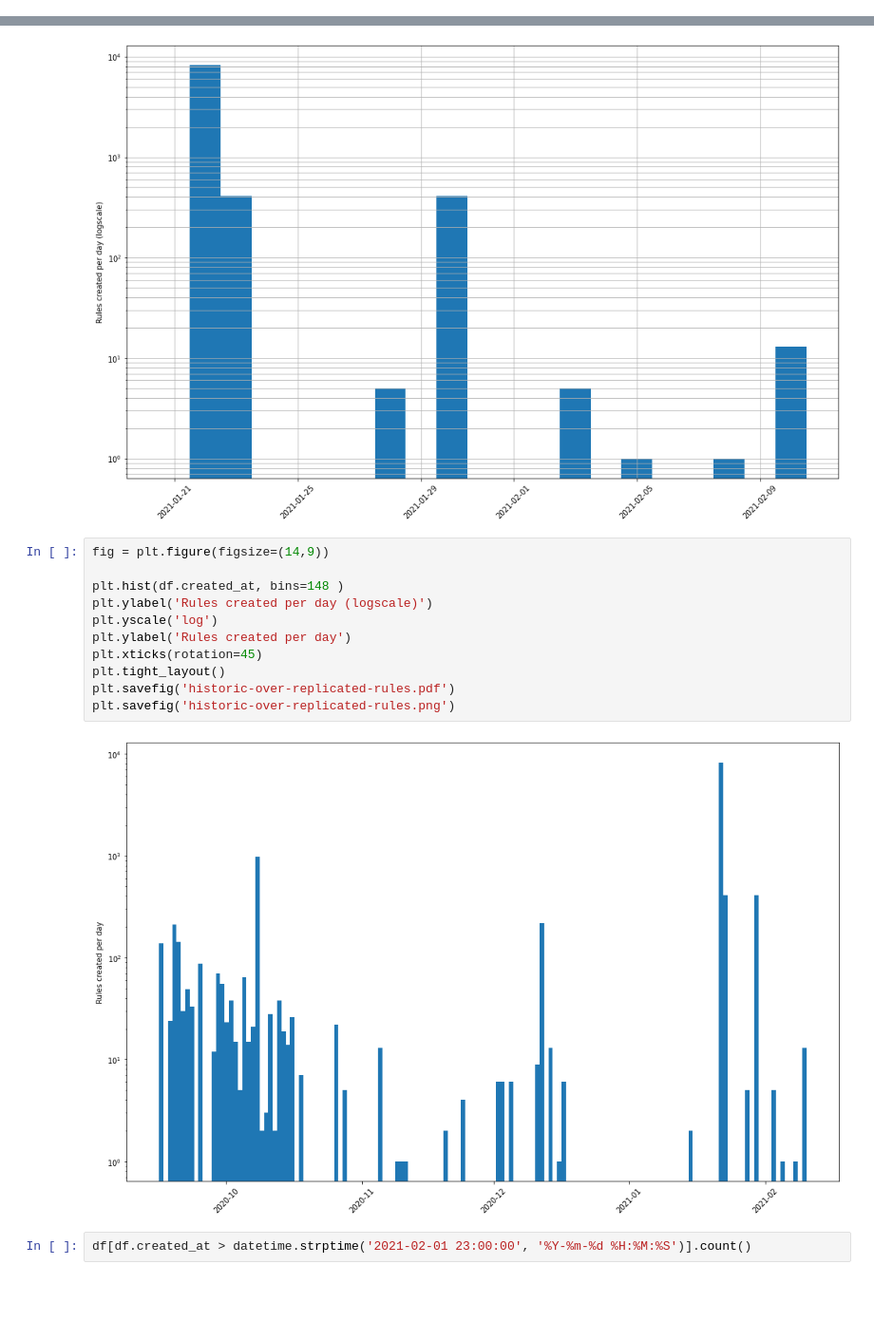
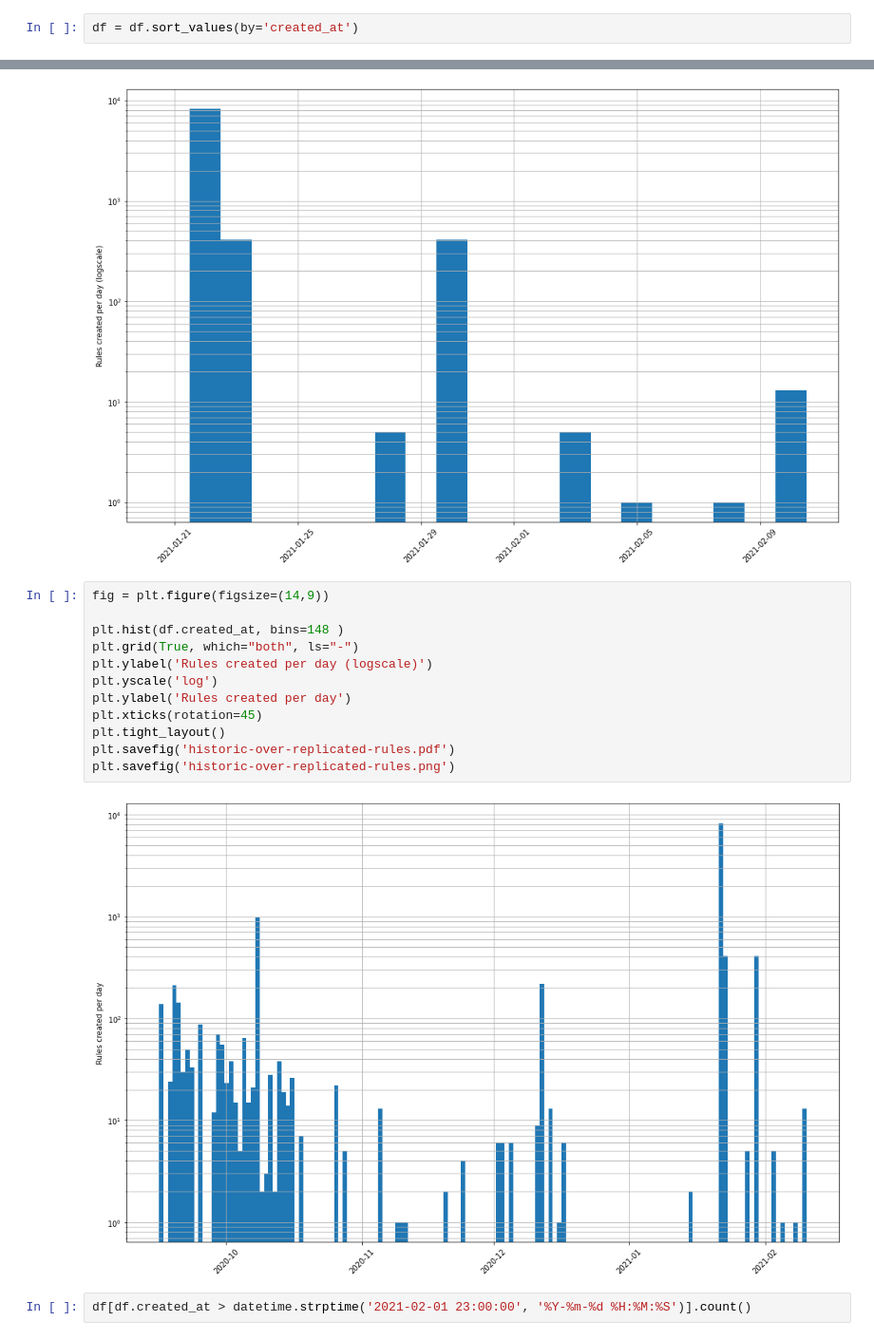
Before and after one commit to flgomezc/solid-meme, a Jupyter notebook: TheBristolIncident/2021-02-12 Reading the pandas dataframe of rules.ipynb, the cells around one changed output, grey strips where cells are left out. Shown at 95% size. Saved outputs shown, nothing was run; the diff lists cells and outputs as text; blank space fills up the shorter version.

```diff
--- a/TheBristolIncident/2021-02-12 Reading the pandas dataframe of rules.ipynb
+++ b/TheBristolIncident/2021-02-12 Reading the pandas dataframe of rules.ipynb
@@ -24,6 +24,8 @@ df
 | 11477 | d491c4d926dd4db9a34d8692c4f5f6cf | 2020-10-07 17:44:50 | /JetHT/Run2018D-v1/RAW#81d9b375-b... | T2_UA_KIPT |
 | 11478 | 5af65de7a5e74d9ea7e78312a5ee2dd7 | 2020-10-07 17:44:47 | /JetHT/Run2018D-v1/RAW#81d9b375-b... | T2_US_UCSD |
 11479 rows × 4 columns
+# %%
+df = df.sort_values(by='created_at')
 # %%
 plt.hist(df.created_at)
 # %% [output]
@@ -90,16 +92,17 @@ plt.savefig('over-replicated-rules-log.png')
 # %%
 fig = plt.figure(figsize=(14,9))
 
 plt.hist(df.created_at, bins=148 )
+plt.grid(True, which="both", ls="-")
 plt.ylabel('Rules created per day (logscale)')
 plt.yscale('log')
 plt.ylabel('Rules created per day')
 plt.xticks(rotation=45)
 plt.tight_layout()
 plt.savefig('historic-over-replicated-rules.pdf')
 plt.savefig('historic-over-replicated-rules.png')
 # %% [output]
-[figure, old version]
+[figure, new version]
 # %%
 df[df.created_at > datetime.strptime('2021-02-01 23:00:00', '%Y-%m-%d %H:%M:%S')].count()
 # %% [output]
```
Also changed, not shown: parts of 7 cells of this notebook.
